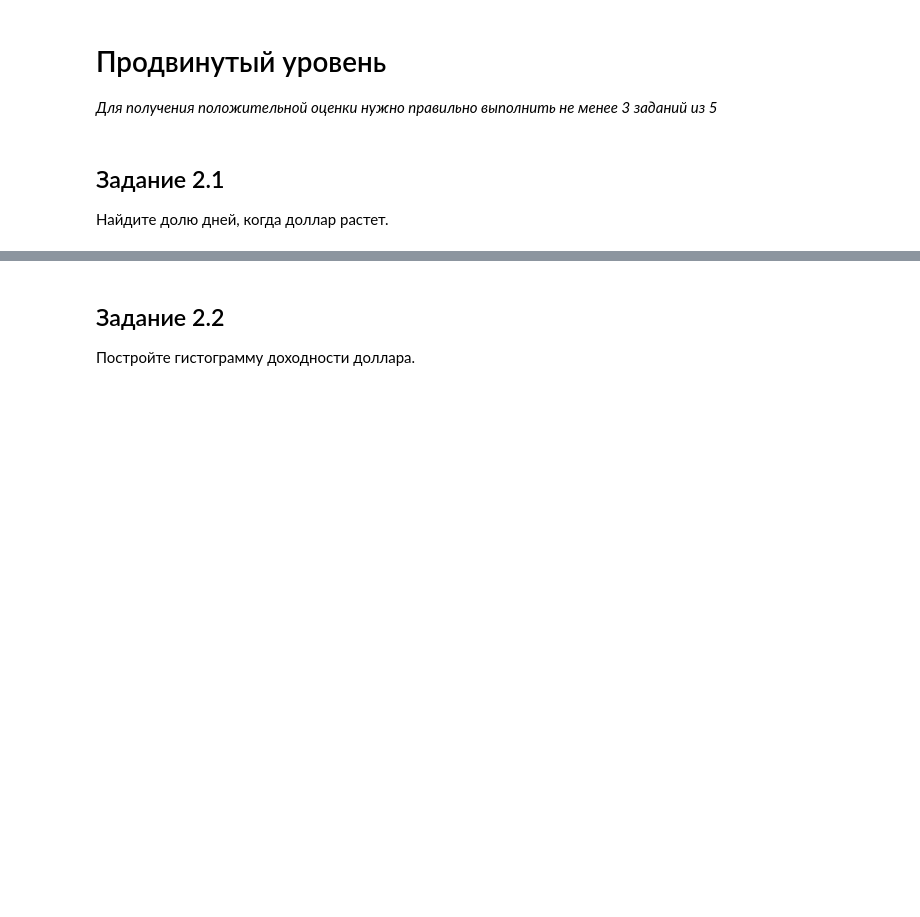
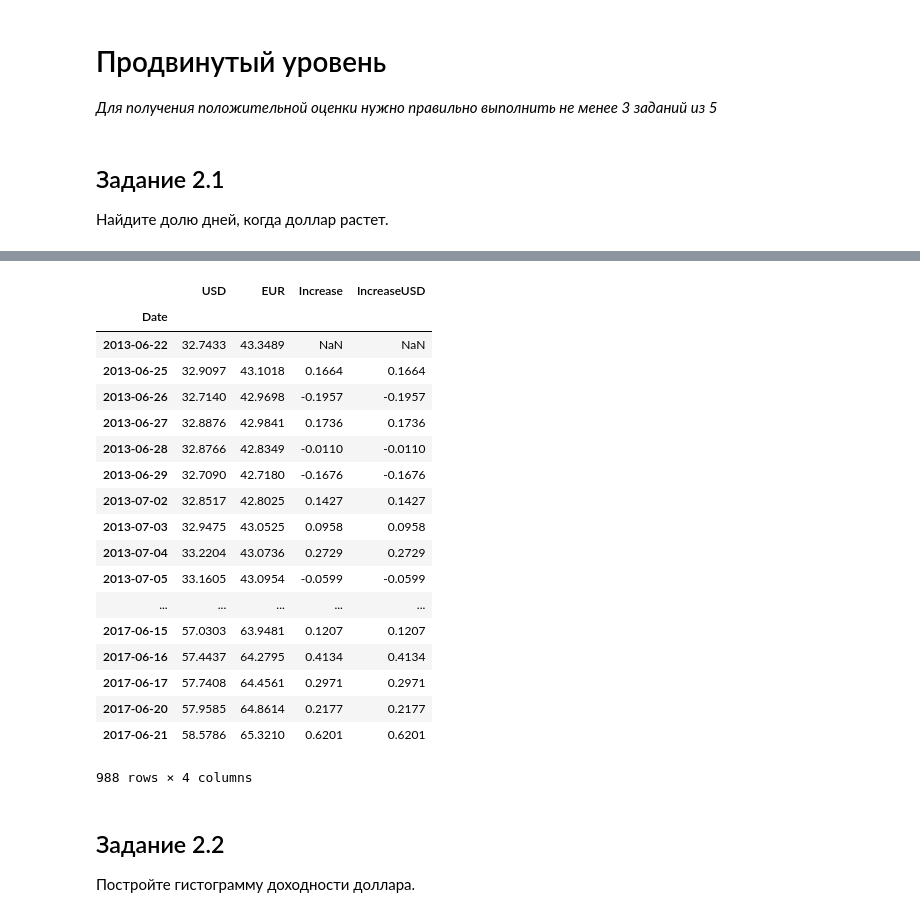
Before and after one commit to stkaller/python-HW-less-5, a Jupyter notebook: 6_Pandas_part2_hw_make.ipynb, the cells around one changed output, grey strips where cells are left out. Cells and saved outputs as stored; diff of their text form; code cells hidden in the pictures; blank space fills up the shorter version.

```diff
--- a/6_Pandas_part2_hw_make.ipynb
+++ b/6_Pandas_part2_hw_make.ipynb
@@ -142,3 +164,25 @@ df.loc['2017-05'].EUR.mean()
+# %%
+df
+# %% [output]
+|  | USD | EUR | Increase | IncreaseUSD |
+| Date |  |  |  |  |
+| 2013-06-22 | 32.7433 | 43.3489 | NaN | NaN |
+| 2013-06-25 | 32.9097 | 43.1018 | 0.1664 | 0.1664 |
+| 2013-06-26 | 32.7140 | 42.9698 | -0.1957 | -0.1957 |
+| 2013-06-27 | 32.8876 | 42.9841 | 0.1736 | 0.1736 |
+| 2013-06-28 | 32.8766 | 42.8349 | -0.0110 | -0.0110 |
+| 2013-06-29 | 32.7090 | 42.7180 | -0.1676 | -0.1676 |
+| 2013-07-02 | 32.8517 | 42.8025 | 0.1427 | 0.1427 |
+| 2013-07-03 | 32.9475 | 43.0525 | 0.0958 | 0.0958 |
+| 2013-07-04 | 33.2204 | 43.0736 | 0.2729 | 0.2729 |
+| 2013-07-05 | 33.1605 | 43.0954 | -0.0599 | -0.0599 |
+| ... | ... | ... | ... | ... |
+| 2017-06-15 | 57.0303 | 63.9481 | 0.1207 | 0.1207 |
+| 2017-06-16 | 57.4437 | 64.2795 | 0.4134 | 0.4134 |
+| 2017-06-17 | 57.7408 | 64.4561 | 0.2971 | 0.2971 |
+| 2017-06-20 | 57.9585 | 64.8614 | 0.2177 | 0.2177 |
+| 2017-06-21 | 58.5786 | 65.3210 | 0.6201 | 0.6201 |
+988 rows × 4 columns
 # %% [markdown]
 ## Задание 2.2
 
```
Also changed, not shown: parts of 7 cells of this notebook.
